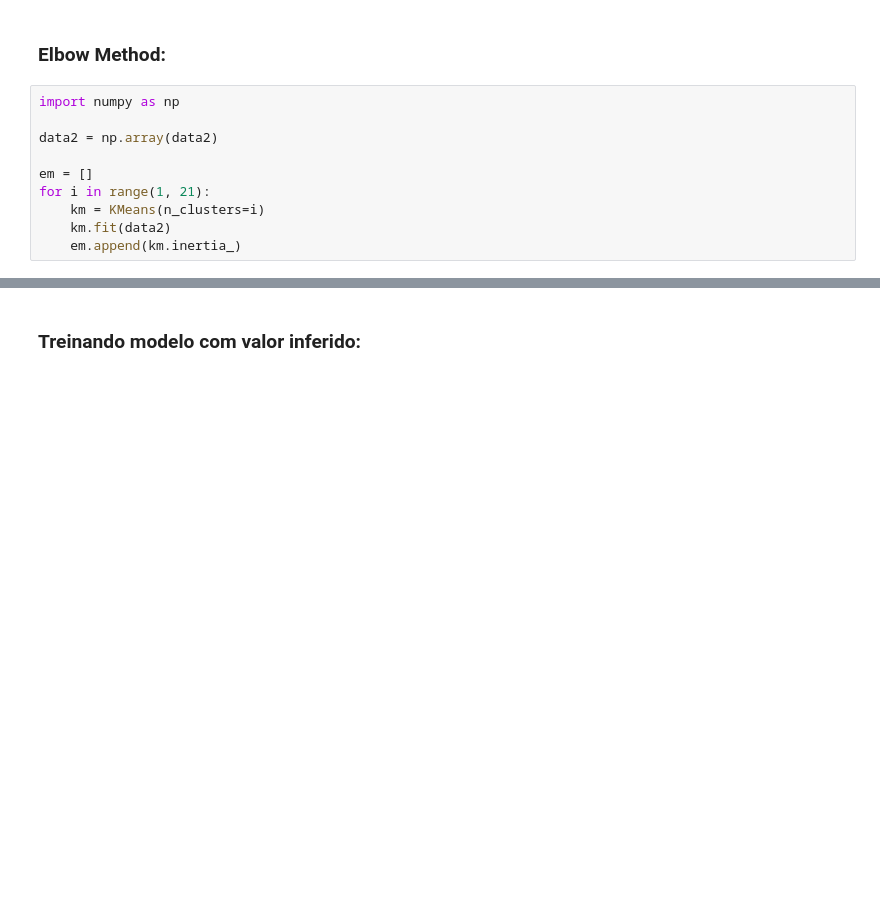
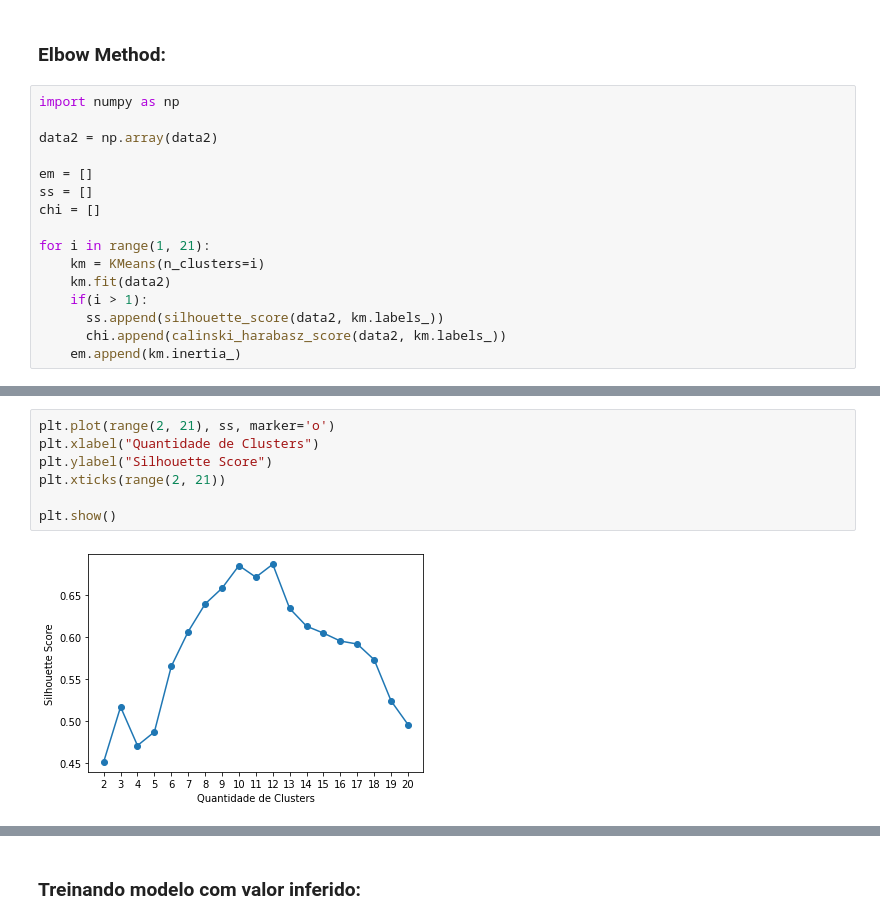
Before and after one commit to alvaromfcunha-c210/aula4, a Jupyter notebook: agrupamento_completo.ipynb, the cells around one changed output, grey strips where cells are left out. Cells and saved outputs as stored; diff of their text form; blank space fills up the shorter version.

Commit message:
added ss and chi plots x cluster

```diff
--- a/agrupamento_completo.ipynb
+++ b/agrupamento_completo.ipynb
@@ -106,8 +136,14 @@ import numpy as np
 data2 = np.array(data2)
 
 em = []
+ss = []
+chi = []
+
 for i in range(1, 21):
     km = KMeans(n_clusters=i)
     km.fit(data2)
+    if(i > 1):
+      ss.append(silhouette_score(data2, km.labels_))
+      chi.append(calinski_harabasz_score(data2, km.labels_))
     em.append(km.inertia_)
 # %% [markdown]
@@ -121,0 +160,9 @@ plt.show()
+# %%
+plt.plot(range(2, 21), ss, marker='o')
+plt.xlabel("Quantidade de Clusters")
+plt.ylabel("Silhouette Score")
+plt.xticks(range(2, 21))
+
+plt.show()
+# %% [output]
+[figure, added]
```
Also changed, not shown: parts of 15 cells of this notebook.
